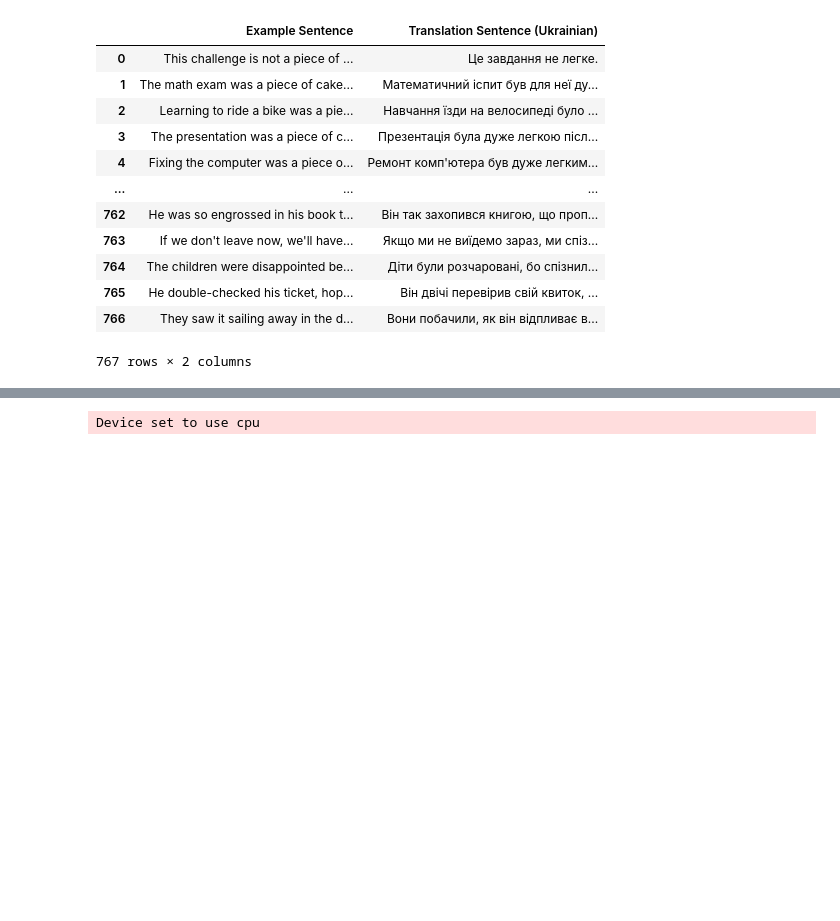
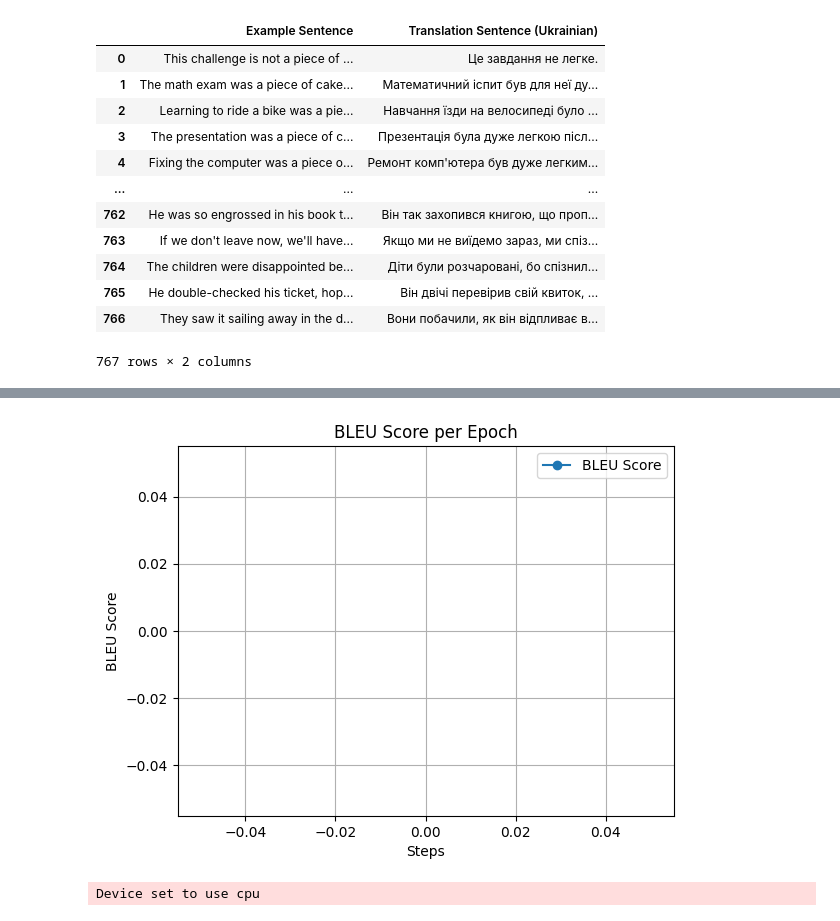
Before and after one commit to VladPaliychuk/VisTranslator, a Jupyter notebook: Fine-tuning/idiom_training_en_uk.ipynb, the cells around one changed output, grey strips where cells are left out. Cells and saved outputs as stored; diff of their text form; code cells hidden in the pictures; blank space fills up the shorter version.

```diff
--- a/Fine-tuning/idiom_training_en_uk.ipynb
+++ b/Fine-tuning/idiom_training_en_uk.ipynb
@@ -90,0 +126,25 @@ class TranslationDataset(Dataset):
+# %%
+training_args = Seq2SeqTrainingArguments(
+    output_dir="./results",
+    save_strategy="epoch",
+    eval_strategy="epoch",
+    learning_rate=3e-5,
+    per_device_train_batch_size=32,
+    per_device_eval_batch_size=32,
+    num_train_epochs=25,
+    weight_decay=0.01,
+    logging_dir="./logs",
+    logging_steps=15,
+)
+training_args.generation_config = None
+trainer = Seq2SeqTrainer(
+    model=model,
+    args=training_args,
+    train_dataset=dataset,
+    eval_dataset=test_dataset,
+    tokenizer=tokenizer,
+    data_collator=data_collator,
+    compute_metrics=compute_metrics,
+)
+training_args.predict_with_generate = True
+trainer.train()
@@ -160,3 +204,16 @@ plt.show()
+# %%
+bleu_scores = [x["bleu"] for x in history if "bleu" in x]
+bleu_steps = [x["step"] for x in history if "bleu" in x]
+
+plt.plot(bleu_steps, bleu_scores, marker="o", label="BLEU Score")
+plt.xlabel("Steps")
+plt.ylabel("BLEU Score")
+plt.title("BLEU Score per Epoch")
+plt.legend()
+plt.grid(True)
+plt.show()
+# %% [output]
+[figure, added]
 # %%
 torch.save(model.state_dict(), 'fine_tuned_weights.pth')
 # %%
```
Also changed, not shown: parts of 8 cells of this notebook, 4 other files.
